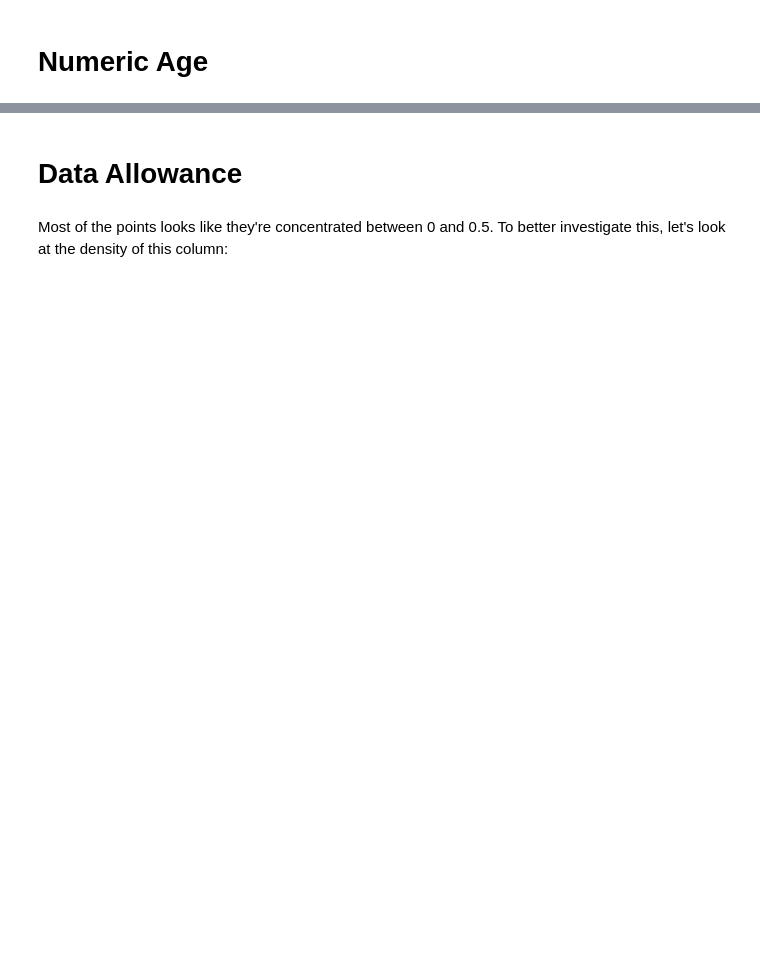
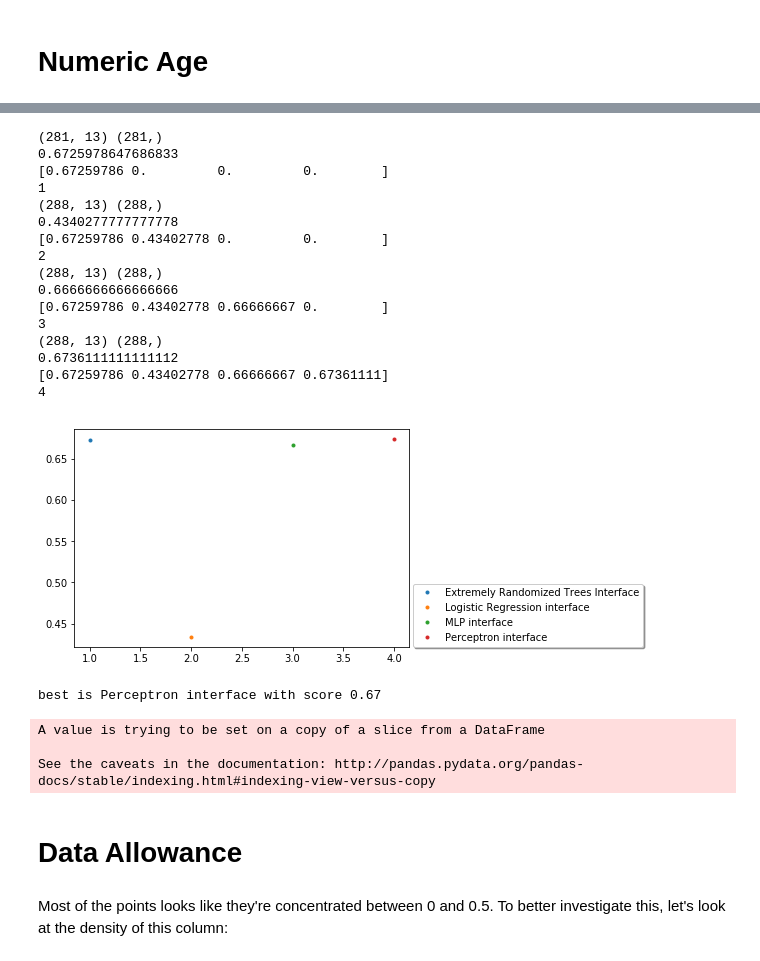
Before and after one commit to guglielmoG/MachineLearningVod, a Jupyter notebook: ML-Vod++.ipynb, the cells around one changed output, grey strips where cells are left out. Cells and saved outputs as stored; diff of their text form; code cells hidden in the pictures; blank space fills up the shorter version.

```diff
--- a/ML-Vod++.ipynb
+++ b/ML-Vod++.ipynb
@@ -799,0 +1134,4 @@ my_lr.train(X, y, percentage=(0.70,0.15,0.15), std=False, pca=0, threshold_unbal
+# %%
+my_forest.train(X, y, percentage=(0.70,0.15,0.15), std=False, pca=0, threshold_unbalanced=0.6, tree_type='XRF',
+                n_estimators = 50, max_features = "auto", criterion = "entropy", max_depth = 15,
+                min_samples_split = 50, n_jobs = -1)
@@ -800,8 +1145,31 @@ my_lr.train(X, y, percentage=(0.70,0.15,0.15), std=False, pca=0, threshold_unbal
 # %%
-test_sup(*my_MLP.get_test(), my_lr, my_MLP, my_perc)
+best = test_sup(my_forest, my_lr, my_MLP, my_perc)
+# %% [output]
+(281, 13) (281,)
+0.6725978647686833
+[0.67259786 0.         0.         0.        ]
+1
+(288, 13) (288,)
+0.4340277777777778
+[0.67259786 0.43402778 0.         0.        ]
+2
+(288, 13) (288,)
+0.6666666666666666
+[0.67259786 0.43402778 0.66666667 0.        ]
+3
+(288, 13) (288,)
+0.6736111111111112
+[0.67259786 0.43402778 0.66666667 0.67361111]
+4
+[figure, added]
+best is Perceptron interface with score 0.67
 # %%
 #pay attention: MLP not weighted
-num_age = my_perc.predict(X,y, fill_up=True)
+num_age = best.predict(X,y, fill_up=True)
+# %% [output]
+A value is trying to be set on a copy of a slice from a DataFrame
+
+See the caveats in the documentation: http://pandas.pydata.org/pandas-docs/stable/indexing.html#indexing-view-versus-copy
 # %% [markdown]
 # Data Allowance
 # %% [markdown]
```
Also changed, not shown: parts of 49 cells of this notebook.
